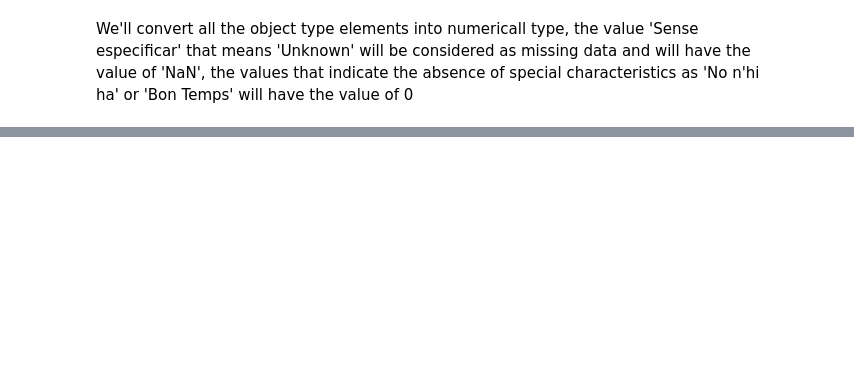
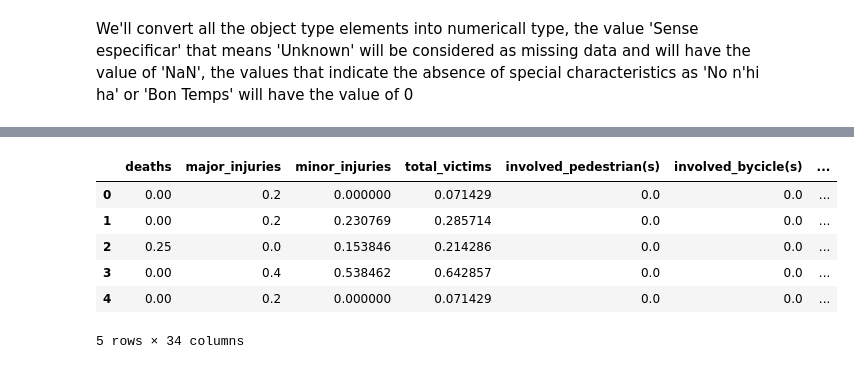
Before and after one commit to andresvarq/Applied-Data-Science-capstone, a Jupyter notebook: capstone-project.ipynb, the cells around one changed output, grey strips where cells are left out. Saved outputs shown, nothing was run; the diff lists cells and outputs as text; code cells hidden in the pictures; blank space fills up the shorter version.

```diff
--- a/capstone-project.ipynb
+++ b/capstone-project.ipynb
@@ -282,0 +246,23 @@ AttributeError: 'DataFrame' object has no attribute 'asarray'
+# %%
+# Normalize data
+df['deaths'] = df['deaths']/df['deaths'].max()
+df['major_injuries'] = df['major_injuries']/df['major_injuries'].max()
+df['minor_injuries'] = df['minor_injuries']/df['minor_injuries'].max()
+df['total_victims'] = df['total_victims']/df['total_victims'].max()
+df['involved_pedestrian(s)'] = df['involved_pedestrian(s)']/df['involved_pedestrian(s)'].max()
+df['involved_bycicle(s)'] = df['involved_bycicle(s)']/df['involved_bycicle(s)'].max()
+df['involved_moped(s)'] = df['involved_moped(s)']/df['involved_moped(s)'].max()
+df['involved_motorcycle(s)'] = df['involved_motorcycle(s)']/df['involved_motorcycle(s)'].max()
+df['light_vehicle(s)_involved'] = df['light_vehicle(s)_involved']/df['light_vehicle(s)_involved'].max()
+df['heavy_vehicle(s)_involved'] = df['heavy_vehicle(s)_involved']/df['heavy_vehicle(s)_involved'].max()
+df['other_type_unit_involved'] = df['other_type_unit_involved']/df['other_type_unit_involved'].max()
+df['unknown_unit_involved'] = df['unknown_unit_involved']/df['unknown_unit_involved'].max()
+df['maximun_allowed_speed'] = df['maximun_allowed_speed']/df['maximun_allowed_speed'].max()
+# %% [output]
+|  | deaths | major_injuries | minor_injuries | total_victims | involved_pedestrian(s) | involved_bycicle(s) | ... |
+| 0 | 0.00 | 0.2 | 0.000000 | 0.071429 | 0.0 | 0.0 | ... |
+| 1 | 0.00 | 0.2 | 0.230769 | 0.285714 | 0.0 | 0.0 | ... |
+| 2 | 0.25 | 0.0 | 0.153846 | 0.214286 | 0.0 | 0.0 | ... |
+| 3 | 0.00 | 0.4 | 0.538462 | 0.642857 | 0.0 | 0.0 | ... |
+| 4 | 0.00 | 0.2 | 0.000000 | 0.071429 | 0.0 | 0.0 | ... |
+5 rows × 34 columns
```
Also changed, not shown: parts of 15 cells of this notebook.
